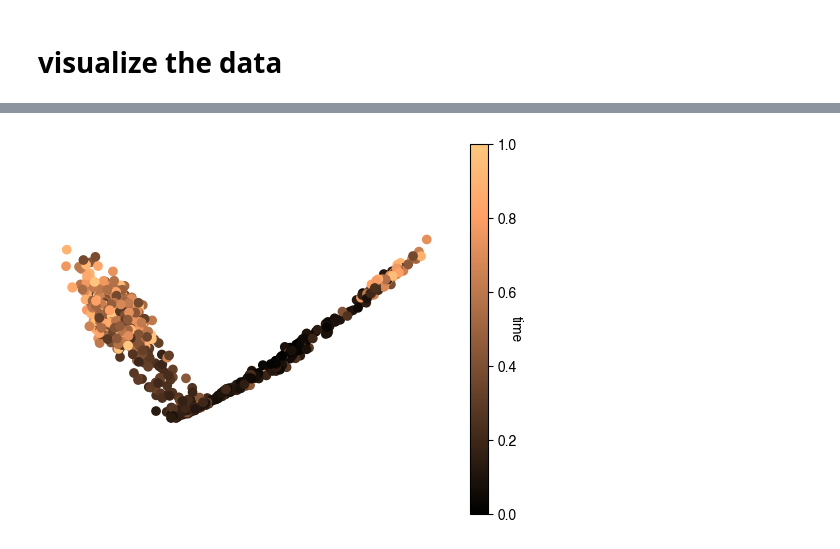
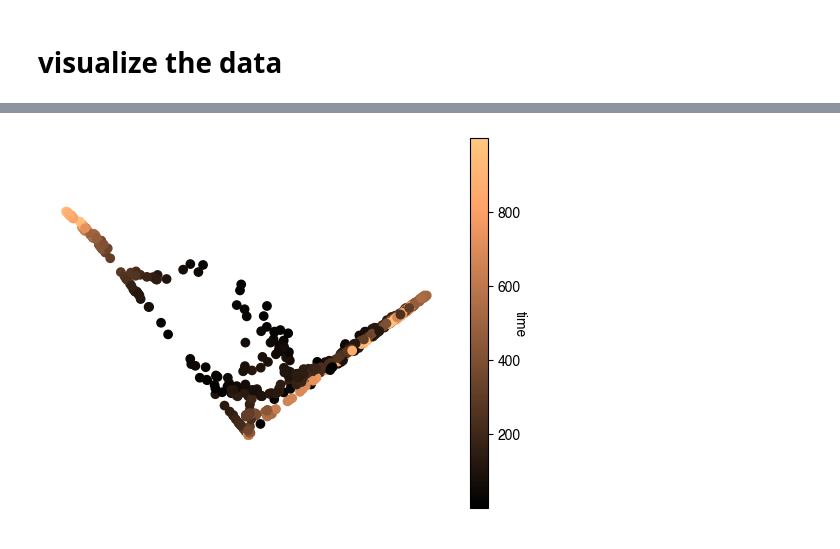
Before and after one commit to Collective-Logic-Lab/Synthetic-RNA-maps, a Jupyter notebook: example-landau-fit-for-bool-ode-data.ipynb, the cells around one changed output, grey strips where cells are left out. Drawn from its saved outputs; the diff is of its cells as text; code cells hidden in the pictures.

Commit message:
update landau fit notebook with small timestep cortical area net example

```diff
--- a/example-landau-fit-for-bool-ode-data.ipynb
+++ b/example-landau-fit-for-bool-ode-data.ipynb
@@ -27,3 +22,20 @@ expression = pd.read_csv('{}/ExpressionData.csv'.format(dataDir),
+# %%
+# read expression data into pandas DataFrame
+
+# data from a single initial condition
+# dataDir = '../Bool ODE outputs/pRogress_4/'
+# expression = pd.read_csv('{}/ExpressionData.csv'.format(dataDir),
+#                          index_col=0).T
+
+# 240320 data from random initial conditions, larger timestep of 0.01 (I think)
+# dataDir = '../Bool ODE outputs/240320'
+# expression = pd.read_csv('{}/sampled_1000cells_1000timesteps.csv'.format(dataDir),
+#                          index_col=0).T
+
+# 2025/1/23 data from random initial conditions and smaller timestep of 0.001 (I think)
+dataDir = '../Bool ODE outputs/cordicalAreaFixedCode'
+expression = pd.read_csv('{}/sampled_ExpData.csv'.format(dataDir),
+                         index_col=0).T
 # %%
 # look at the DataFrame to see what we're working with
 # (here 1000 cells with 5 gene expressions each)
@@ -53,3 +59,17 @@ times = times_raw['PseudoTime'].loc[expression.index]
+# %%
+try:
+    # read times from the BoolODE file if it is there
+    times_raw = pd.read_csv('{}/PseudoTime.csv'.format(dataDir),
+                           index_col=0)
+    # keep just the 'PseudoTime' column and just the rows corresponding
+    # to the sampled cells (those in expression.index)
+    times = times_raw['PseudoTime'].loc[expression.index]
+except FileNotFoundError:
+    # if there is no PseudoTime file, take times from names listed in the index of the dataframe
+    # NOTE: pandas puts suffixes ".1", ".2", etc for rows with repeated names
+    # --- e.g. if we have two cells sampled at the same timestep 353, we get columns "E0_353" and "E0_353.1"
+    times_list = [ np.floor(float(name[3:])) for name in expression.index ]
+    times = pd.Series(times_list,index=expression.index)
 # %%
 times
 # %% [output]
@@ -158,15 +405,15 @@ dtype: float64
 # %%
 # PCA
 vals,vecs = landauAnalysis.principalComponents(expression)
-projected0 = np.dot(expression,vecs[0])
-projected1 = np.dot(expression,vecs[1])
+projected0 = expression.dot(vecs[0])
+projected1 = expression.dot(vecs[1])
 
 plt.scatter(projected0,projected1,c=times,cmap='copper')
 cbar = plt.colorbar()
 cbar.set_label('time',rotation=270)
 plt.axis('equal')
 plt.axis('off');
 # %% [output]
-[figure, old version]
+[figure, new version]
 # %%
 # plot cells from individual time windows on the original PCA axes
```
Also changed, not shown: parts of 38 cells of this notebook, 1 other file.
